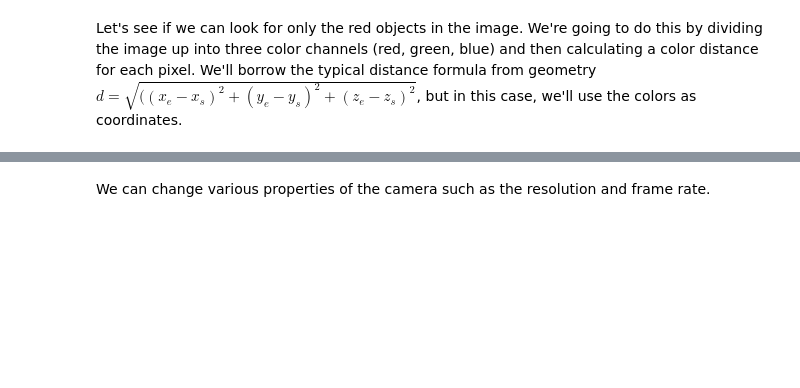
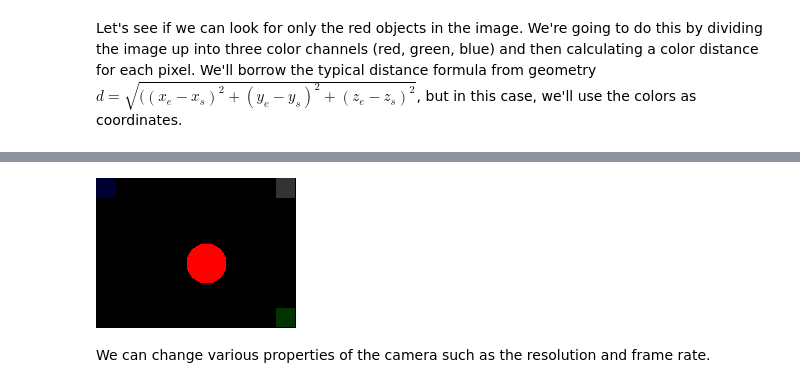
Before and after one commit to brianedw/PyVisionLab, a Jupyter notebook: labSoln.ipynb, the cells around one changed output, grey strips where cells are left out. Saved outputs shown, nothing was run; the diff lists cells and outputs as text; code cells hidden in the pictures; blank space fills up the shorter version.

```diff
--- a/labSoln.ipynb
+++ b/labSoln.ipynb
@@ -118,2 +155,12 @@ We begin by creating a `camera` object.
+# %%
+def imageDimmer(imageData, mask, dimFactor):
+    scalingImageData = (mask.astype('float') + dimFactor)/(1 + dimFactor)  # FIX ME
+    dimmedImageData = (imageData*np.atleast_3d(scalingImageData)).astype('uint8')
+    return dimmedImageData
+# %%
+dimmedImageData = imageDimmer(testImageData, isRedEnough, 0.25)
+Image.fromarray(dimmedImageData)
+# %% [output]
+[figure, added]
 # %% [markdown]
 We can change various properties of the camera such as the resolution and frame rate.
```
Also changed, not shown: parts of 34 cells of this notebook, 1 other file.
